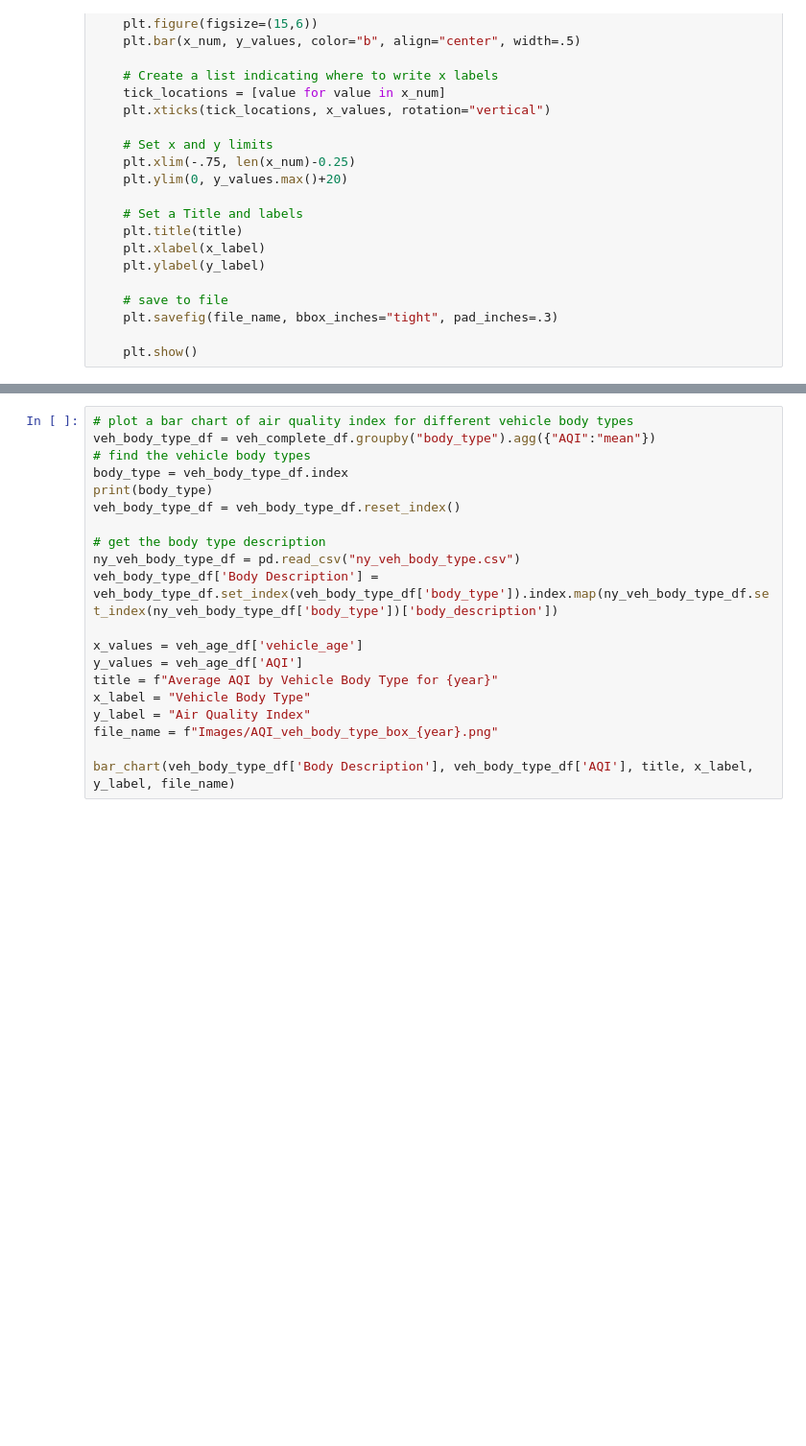
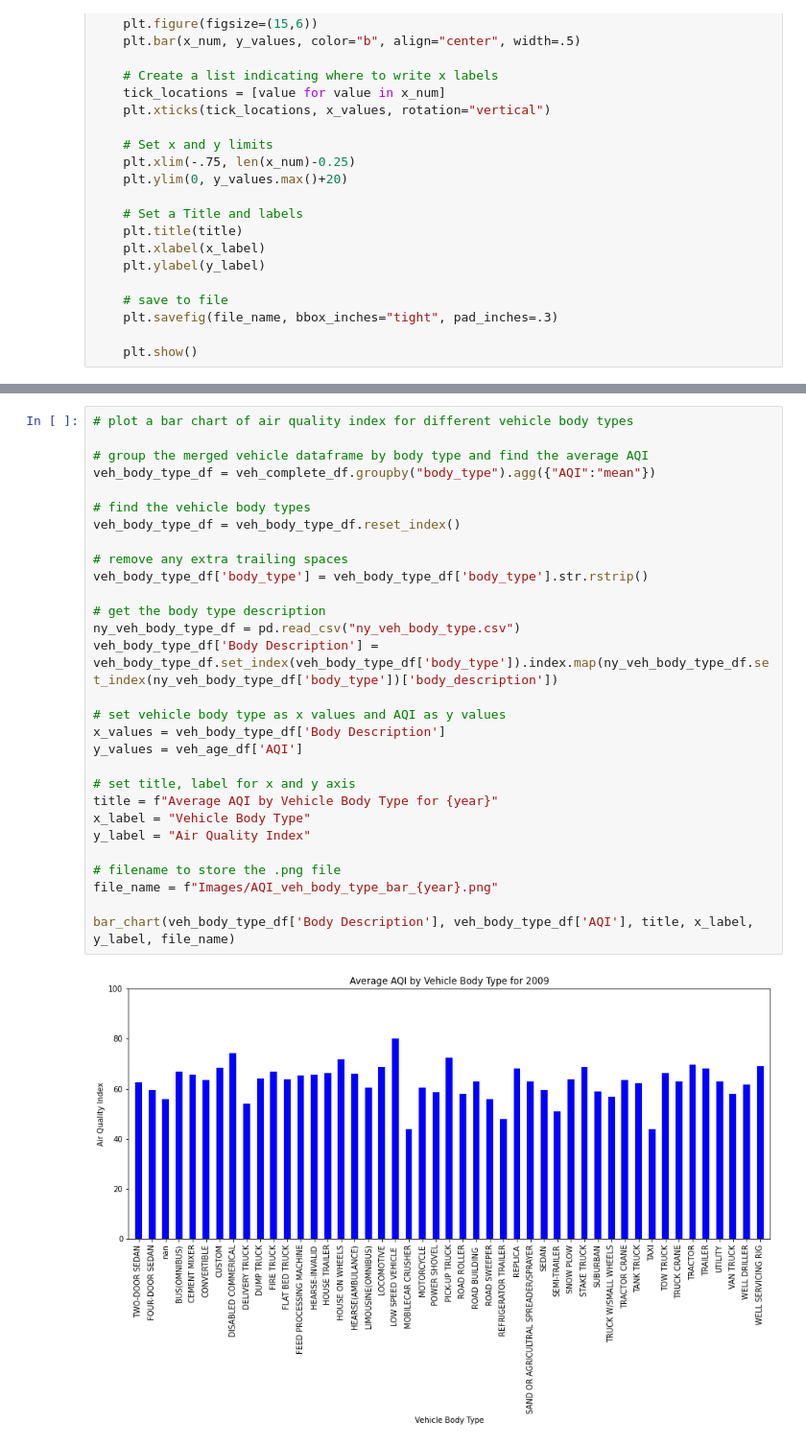
Before and after one commit to paloni-dotcom/Se7en, a Jupyter notebook: age_of_cars.ipynb, the cells around one changed output, grey strips where cells are left out. Shown at 96% size. Drawn from its saved outputs; the diff is of its cells as text; blank space fills up the shorter version.

```diff
--- a/age_of_cars.ipynb
+++ b/age_of_cars.ipynb
@@ -205,20 +233,31 @@ box_plot(box_values, title, y_label, file_name)
 # %%
 # plot a bar chart of air quality index for different vehicle body types
+
+# group the merged vehicle dataframe by body type and find the average AQI
 veh_body_type_df = veh_complete_df.groupby("body_type").agg({"AQI":"mean"})
+
 # find the vehicle body types
-body_type = veh_body_type_df.index
-print(body_type)
 veh_body_type_df = veh_body_type_df.reset_index()
+
+# remove any extra trailing spaces
+veh_body_type_df['body_type'] = veh_body_type_df['body_type'].str.rstrip()
 
 # get the body type description
 ny_veh_body_type_df = pd.read_csv("ny_veh_body_type.csv")
 veh_body_type_df['Body Description'] = veh_body_type_df.set_index(veh_body_type_df['body_type']).index.map(ny_veh_body_type_df.set_index(ny_veh_body_type_df['body_type'])['body_description'])
 
-x_values = veh_age_df['vehicle_age']
+# set vehicle body type as x values and AQI as y values
+x_values = veh_body_type_df['Body Description']
 y_values = veh_age_df['AQI']
+
+# set title, label for x and y axis
 title = f"Average AQI by Vehicle Body Type for {year}"
 x_label = "Vehicle Body Type"
 y_label = "Air Quality Index"
-file_name = f"Images/AQI_veh_body_type_box_{year}.png"
+
+# filename to store the .png file
+file_name = f"Images/AQI_veh_body_type_bar_{year}.png"
 
 bar_chart(veh_body_type_df['Body Description'], veh_body_type_df['AQI'], title, x_label, y_label, file_name)
+# %% [output]
+[figure, added]
```
Also changed, not shown: parts of 8 cells of this notebook.
